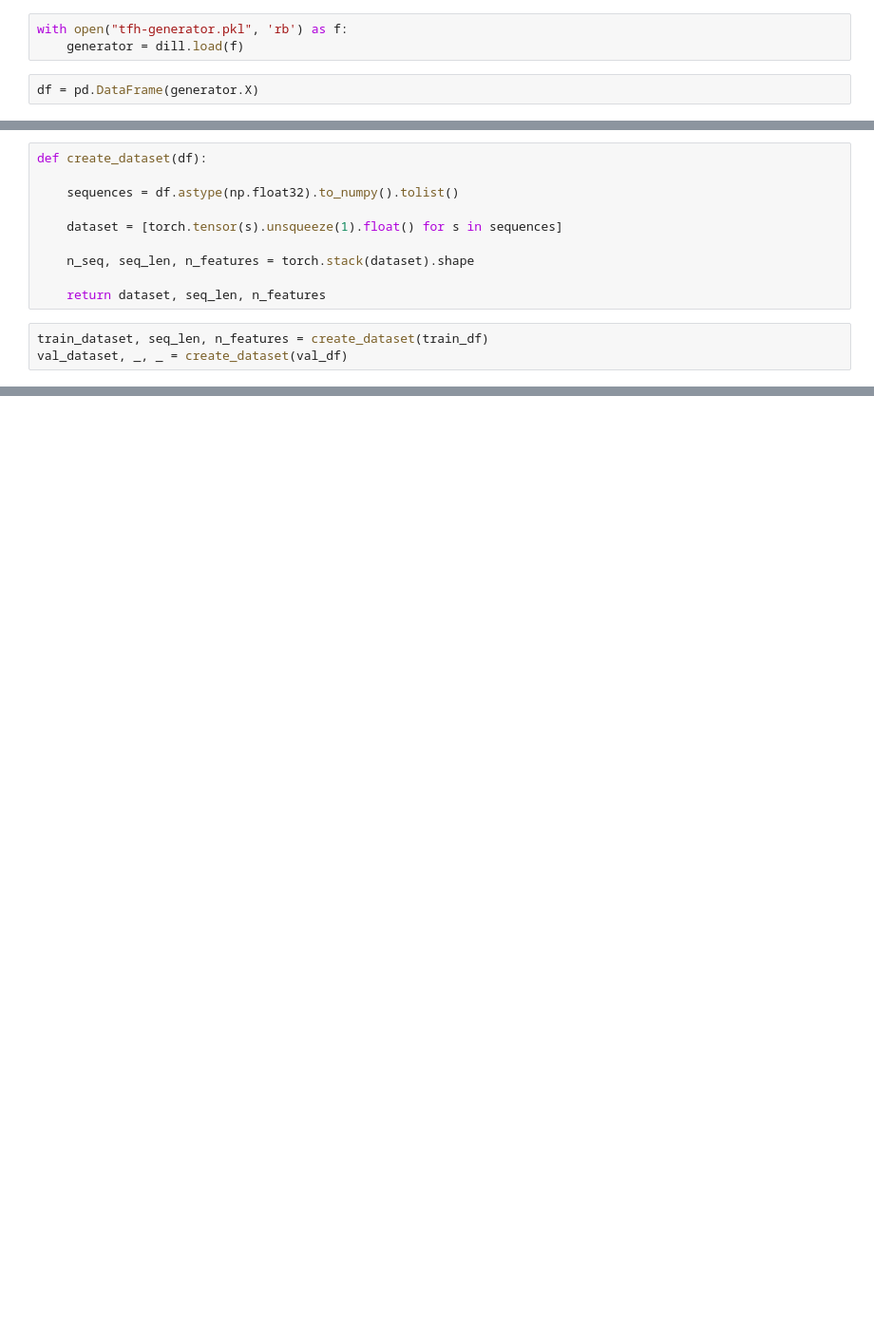
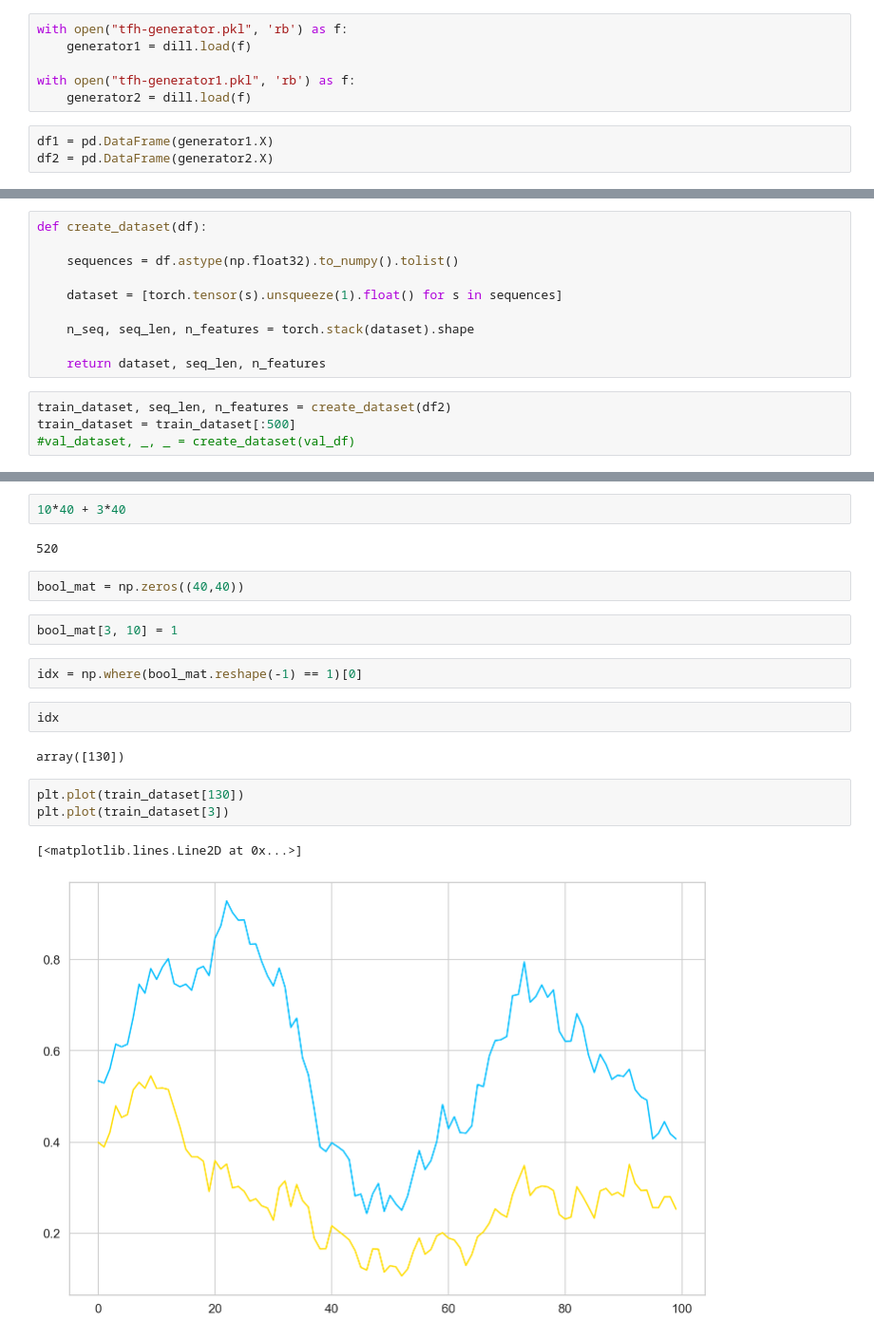
Before and after one commit to AugustSchreyer/02460_Advanced_ML, a Jupyter notebook: raman_spectre_model.ipynb, the cells around one changed output, grey strips where cells are left out. Shown at 95% size. Cells and saved outputs as stored; diff of their text form; blank space fills up the shorter version.

```diff
--- a/raman_spectre_model.ipynb
+++ b/raman_spectre_model.ipynb
@@ -38,8 +38,12 @@ torch.manual_seed(RANDOM_SEED)
 device = torch.device("cuda" if torch.cuda.is_available() else "cpu")
 # %%
 with open("tfh-generator.pkl", 'rb') as f:
-    generator = dill.load(f)
+    generator1 = dill.load(f)
+
+with open("tfh-generator1.pkl", 'rb') as f:
+    generator2 = dill.load(f)
-# %%
-df = pd.DataFrame(generator.X)
+# %%
+df1 = pd.DataFrame(generator1.X)
+df2 = pd.DataFrame(generator2.X)
 # %%
 train_df, val_df = train_test_split(
@@ -58,8 +63,9 @@ def create_dataset(df):
 
     return dataset, seq_len, n_features
 # %%
-train_dataset, seq_len, n_features = create_dataset(train_df)
-val_dataset, _, _ = create_dataset(val_df)
+train_dataset, seq_len, n_features = create_dataset(df2)
+train_dataset = train_dataset[:500]
+#val_dataset, _, _ = create_dataset(val_df)
 # %%
 print(f"Length of each spectre: {seq_len}")
 print(f"Number of features: {n_features}")
@@ -68,4 +74,24 @@ Length of each spectre: 900
 Number of features: 1
+# %%
+10*40 + 3*40
+# %% [output]
+520
+# %%
+bool_mat = np.zeros((40,40))
+# %%
+bool_mat[3, 10] = 1
+# %%
+idx = np.where(bool_mat.reshape(-1) == 1)[0]
+# %%
+idx
+# %% [output]
+array([130])
+# %%
+plt.plot(train_dataset[130])
+plt.plot(train_dataset[3])
+# %% [output]
+[<matplotlib.lines.Line2D at 0x...>]
+[figure, added]
 # %%
 class Encoder(nn.Module):
 
```
Also changed, not shown: parts of 11 cells of this notebook, 1 other file.
